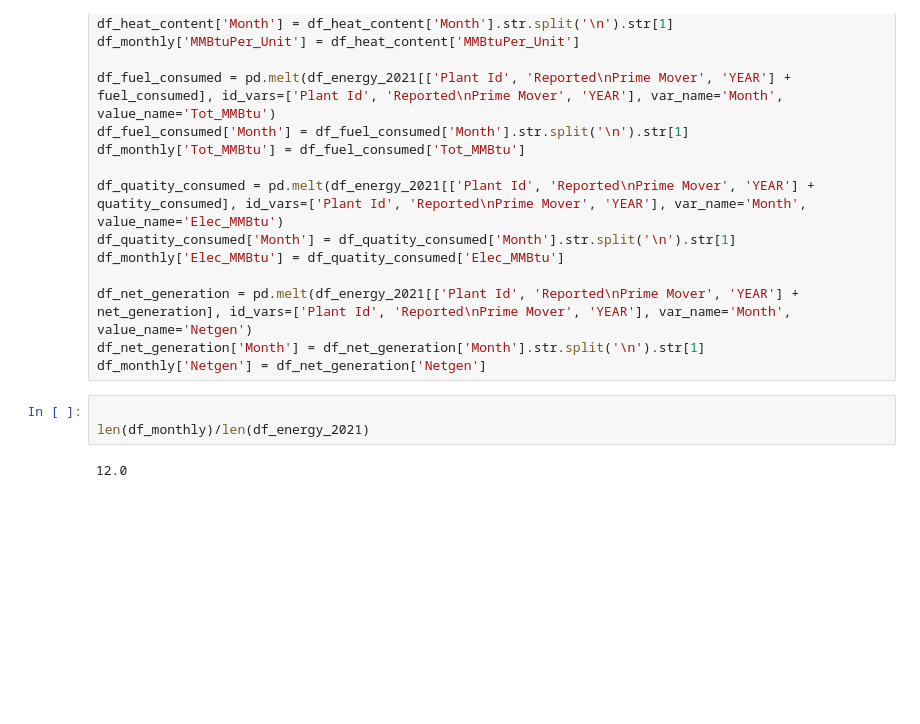
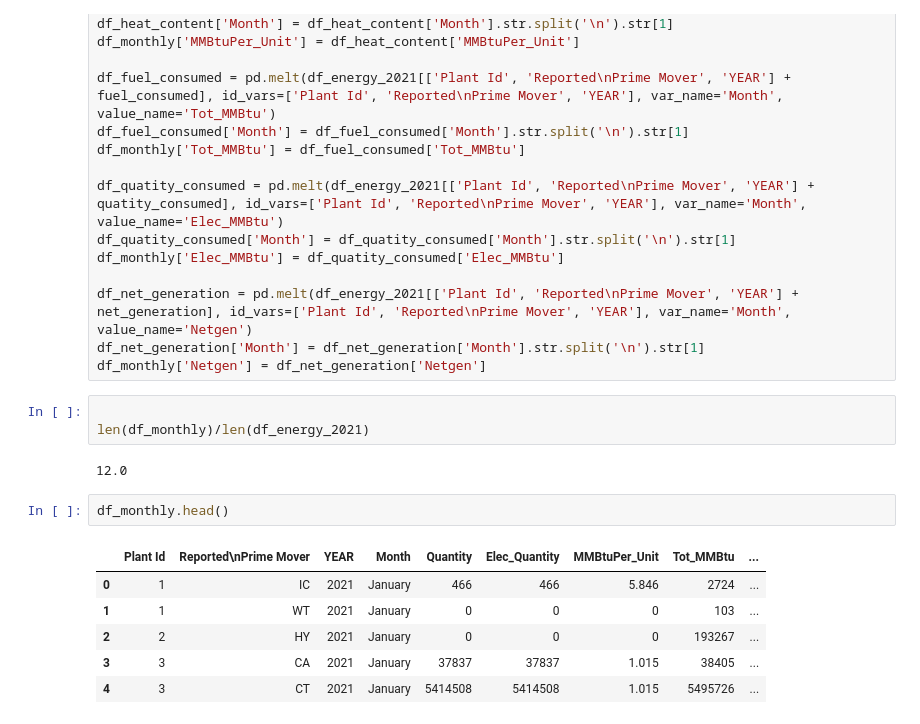
Before and after one commit to NicsLvl/DA1_Capstone_JADEN, a Jupyter notebook: merge_loc_energy.ipynb, the cells around one changed output. Drawn from its saved outputs; the diff is of its cells as text; blank space fills up the shorter version.

```diff
--- a/merge_loc_energy.ipynb
+++ b/merge_loc_energy.ipynb
@@ -360,3 +358,12 @@ df_monthly['Netgen'] = df_net_generation['Netgen']
 len(df_monthly)/len(df_energy_2021)
 # %% [output]
 12.0
+# %%
+df_monthly.head()
+# %% [output]
+|  | Plant Id | Reported\nPrime Mover | YEAR | Month | Quantity | Elec_Quantity | MMBtuPer_Unit | Tot_MMBtu | ... |
+| 0 | 1 | IC | 2021 | January | 466 | 466 | 5.846 | 2724 | ... |
+| 1 | 1 | WT | 2021 | January | 0 | 0 | 0 | 103 | ... |
+| 2 | 2 | HY | 2021 | January | 0 | 0 | 0 | 193267 | ... |
+| 3 | 3 | CA | 2021 | January | 37837 | 37837 | 1.015 | 38405 | ... |
+| 4 | 3 | CT | 2021 | January | 5414508 | 5414508 | 1.015 | 5495726 | ... |
```
Also changed, not shown: parts of 33 cells of this notebook, 1 other file.
